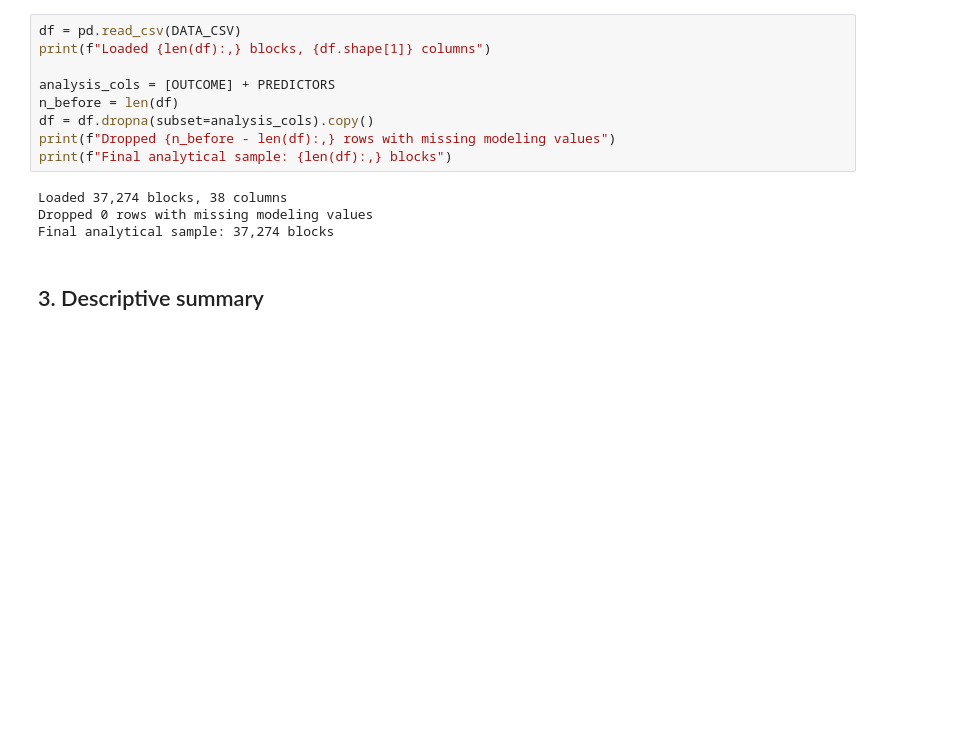
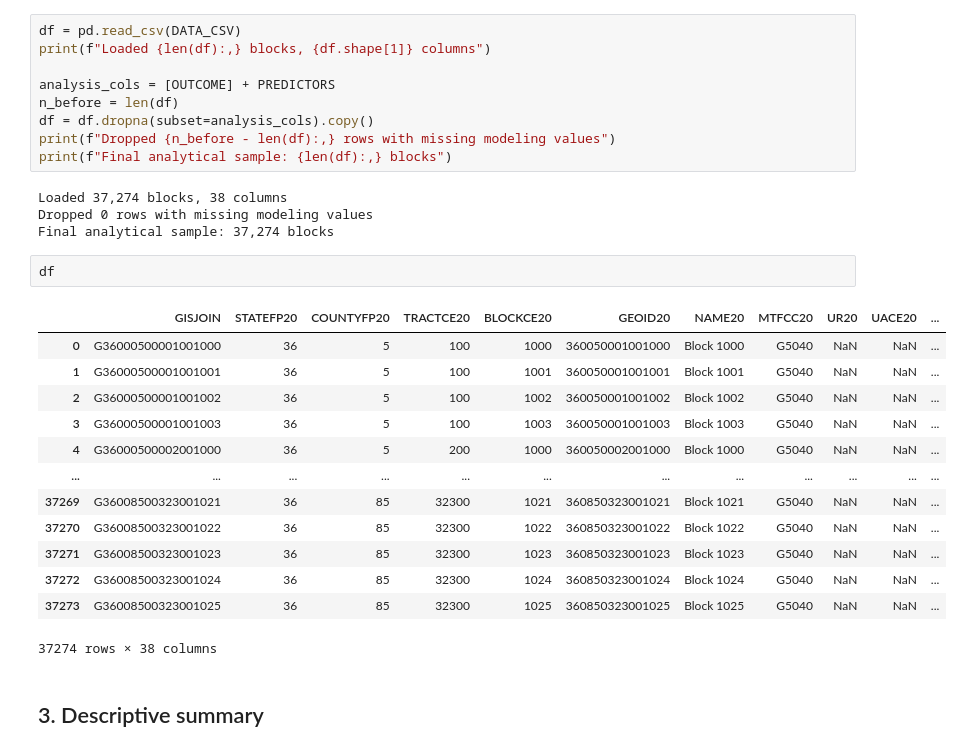
Before and after one commit to emily-gy/Urban_Heat_Project, a Jupyter notebook: Regression_Analysis.ipynb, the cells around one changed output. Saved outputs shown, nothing was run; the diff lists cells and outputs as text; blank space fills up the shorter version.

```diff
--- a/Regression_Analysis.ipynb
+++ b/Regression_Analysis.ipynb
@@ -64,6 +65,22 @@ print(f"Final analytical sample: {len(df):,} blocks")
 Loaded 37,274 blocks, 38 columns
 Dropped 0 rows with missing modeling values
 Final analytical sample: 37,274 blocks
+# %%
+df
+# %% [output]
+|  | GISJOIN | STATEFP20 | COUNTYFP20 | TRACTCE20 | BLOCKCE20 | GEOID20 | NAME20 | MTFCC20 | UR20 | UACE20 | ... |
+| 0 | G36000500001001000 | 36 | 5 | 100 | 1000 | 360050001001000 | Block 1000 | G5040 | NaN | NaN | ... |
+| 1 | G36000500001001001 | 36 | 5 | 100 | 1001 | 360050001001001 | Block 1001 | G5040 | NaN | NaN | ... |
+| 2 | G36000500001001002 | 36 | 5 | 100 | 1002 | 360050001001002 | Block 1002 | G5040 | NaN | NaN | ... |
+| 3 | G36000500001001003 | 36 | 5 | 100 | 1003 | 360050001001003 | Block 1003 | G5040 | NaN | NaN | ... |
+| 4 | G36000500002001000 | 36 | 5 | 200 | 1000 | 360050002001000 | Block 1000 | G5040 | NaN | NaN | ... |
+| ... | ... | ... | ... | ... | ... | ... | ... | ... | ... | ... | ... |
+| 37269 | G36008500323001021 | 36 | 85 | 32300 | 1021 | 360850323001021 | Block 1021 | G5040 | NaN | NaN | ... |
+| 37270 | G36008500323001022 | 36 | 85 | 32300 | 1022 | 360850323001022 | Block 1022 | G5040 | NaN | NaN | ... |
+| 37271 | G36008500323001023 | 36 | 85 | 32300 | 1023 | 360850323001023 | Block 1023 | G5040 | NaN | NaN | ... |
+| 37272 | G36008500323001024 | 36 | 85 | 32300 | 1024 | 360850323001024 | Block 1024 | G5040 | NaN | NaN | ... |
+| 37273 | G36008500323001025 | 36 | 85 | 32300 | 1025 | 360850323001025 | Block 1025 | G5040 | NaN | NaN | ... |
+37274 rows × 38 columns
 # %% [markdown]
 ## 3. Descriptive summary
 # %%
```
Also changed, not shown: parts of 19 cells of this notebook.
